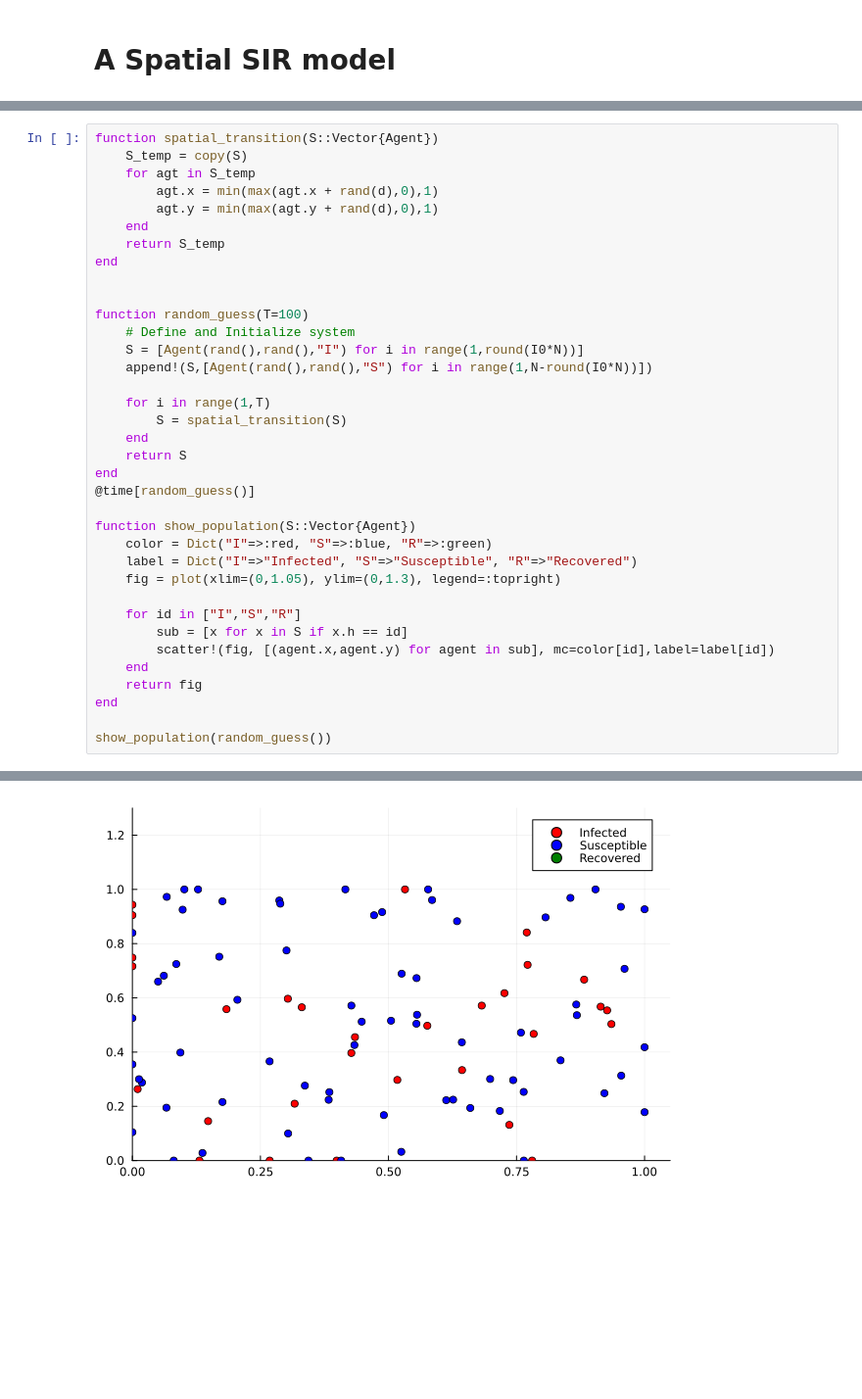
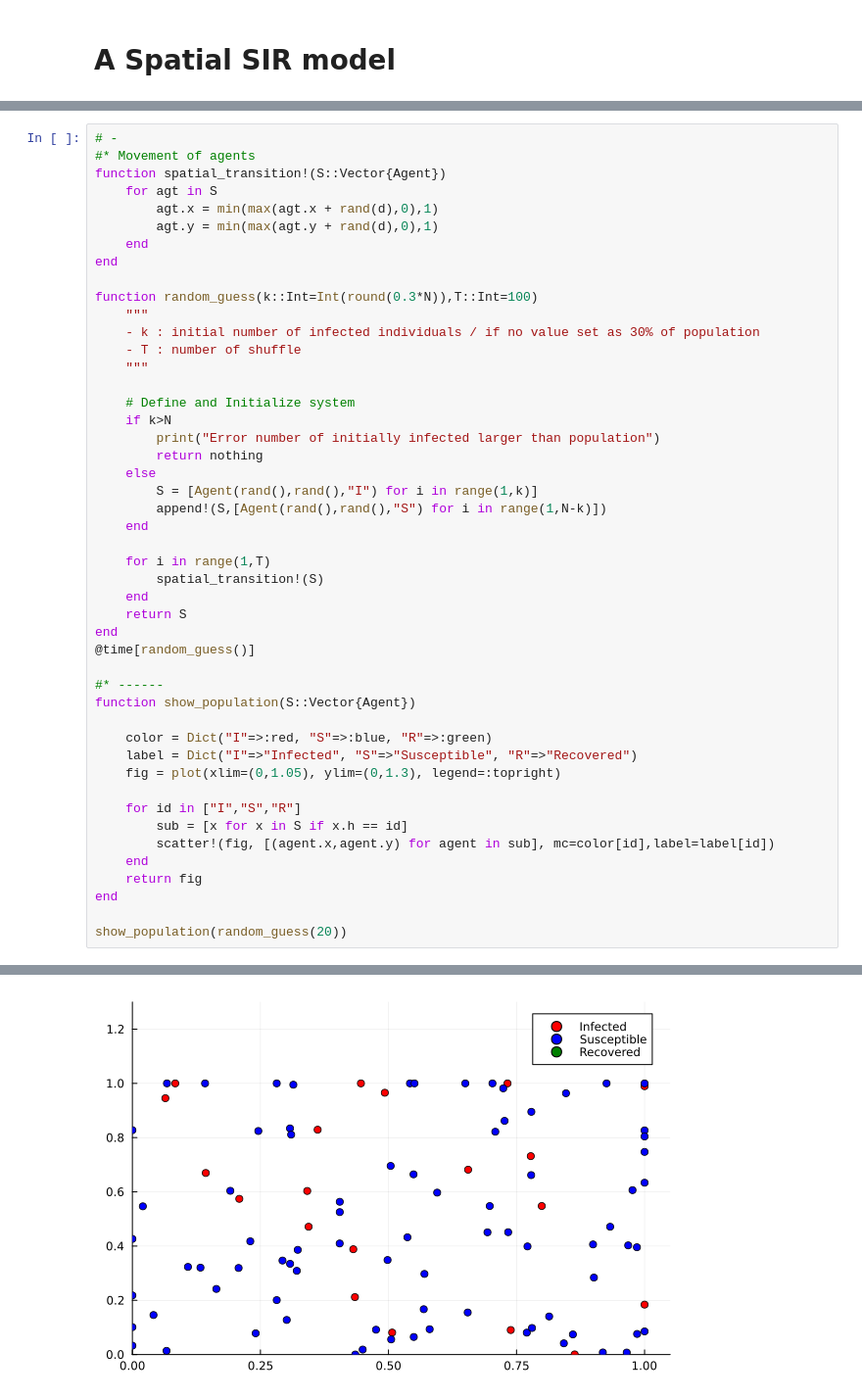
Before and after one commit to PierreRlld/NUM3A, a Jupyter notebook: Pushups/Pushup_1.ipynb, the cells around one changed output, grey strips where cells are left out. Shown at 98% size. Drawn from its saved outputs; the diff is of its cells as text; blank space fills up the shorter version.

```diff
--- a/Pushups/Pushup_1.ipynb
+++ b/Pushups/Pushup_1.ipynb
@@ -68,29 +69,40 @@ end
 #systeme = [Agent(rand(),rand(),"I") for i in range(1,round(I0*N))]
 #append!(systeme,[Agent(rand(),rand(),"S") for i in range(1,N-round(I0*N))])
 # %%
-function spatial_transition(S::Vector{Agent})
-    S_temp = copy(S)
-    for agt in S_temp
+# -
+#* Movement of agents
+function spatial_transition!(S::Vector{Agent})
+    for agt in S
         agt.x = min(max(agt.x + rand(d),0),1)
         agt.y = min(max(agt.y + rand(d),0),1)
     end
-    return S_temp
 end
 
+function random_guess(k::Int=Int(round(0.3*N)),T::Int=100)
+    """
+    - k : initial number of infected individuals / if no value set as 30% of population
+    - T : number of shuffle
+    """
 
-function random_guess(T=100)
     # Define and Initialize system
-    S = [Agent(rand(),rand(),"I") for i in range(1,round(I0*N))]
-    append!(S,[Agent(rand(),rand(),"S") for i in range(1,N-round(I0*N))])
+    if k>N
+        print("Error number of initially infected larger than population")
+        return nothing
+    else
+        S = [Agent(rand(),rand(),"I") for i in range(1,k)]
+        append!(S,[Agent(rand(),rand(),"S") for i in range(1,N-k)])
+    end
 
     for i in range(1,T)
-        S = spatial_transition(S)
+        spatial_transition!(S)
     end
     return S
 end
 @time[random_guess()]
 
+#* ------
 function show_population(S::Vector{Agent})
+
     color = Dict("I"=>:red, "S"=>:blue, "R"=>:green)
     label = Dict("I"=>"Infected", "S"=>"Susceptible", "R"=>"Recovered")
     fig = plot(xlim=(0,1.05), ylim=(0,1.3), legend=:topright)
@@ -102,5 +114,5 @@ function show_population(S::Vector{Agent})
     return fig
 end
 
-show_population(random_guess())
+show_population(random_guess(20))
 # %% [output]
@@ -108 +120 @@ show_population(random_guess())
-[figure, old version]
+[figure, new version]
```
Also changed, not shown: parts of 11 cells of this notebook.
